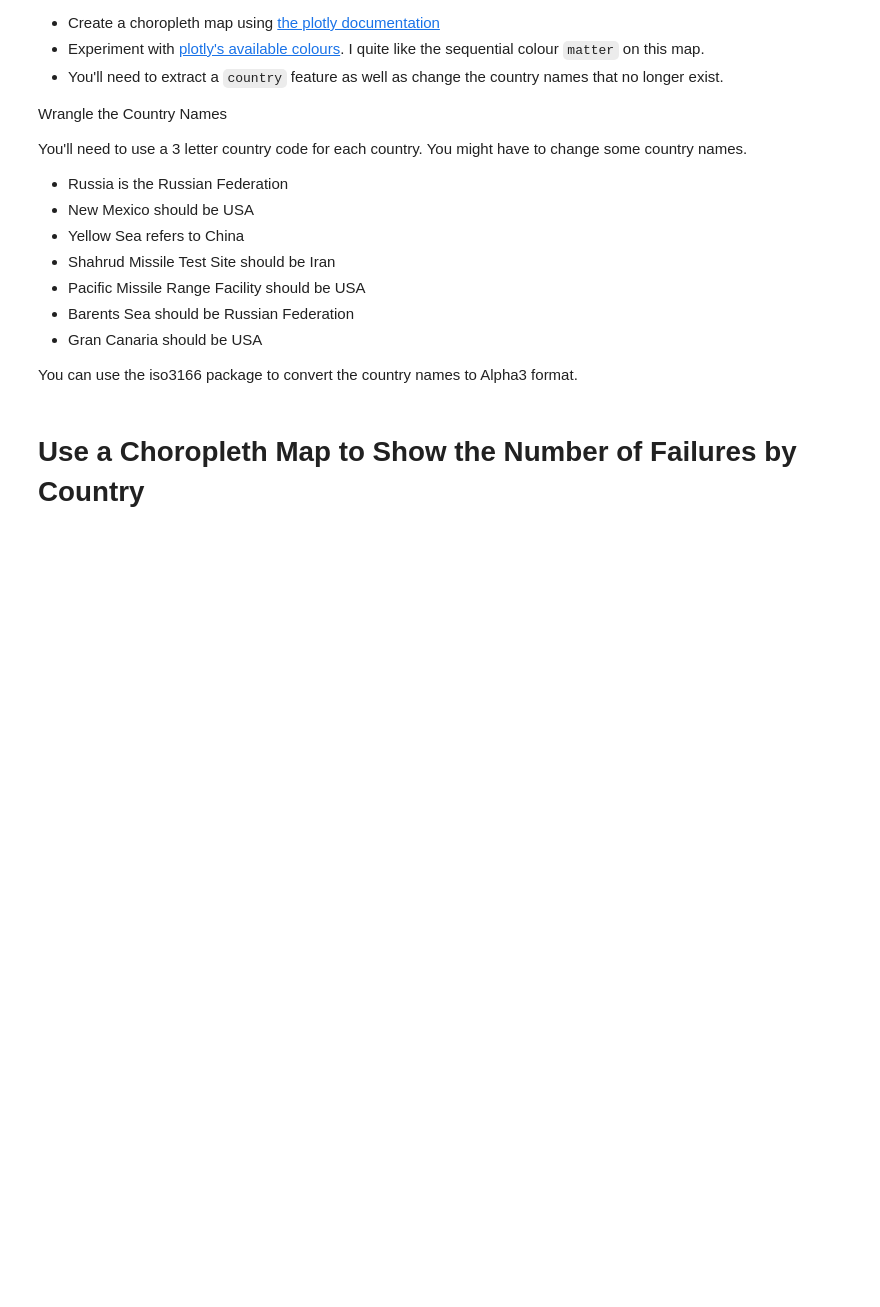
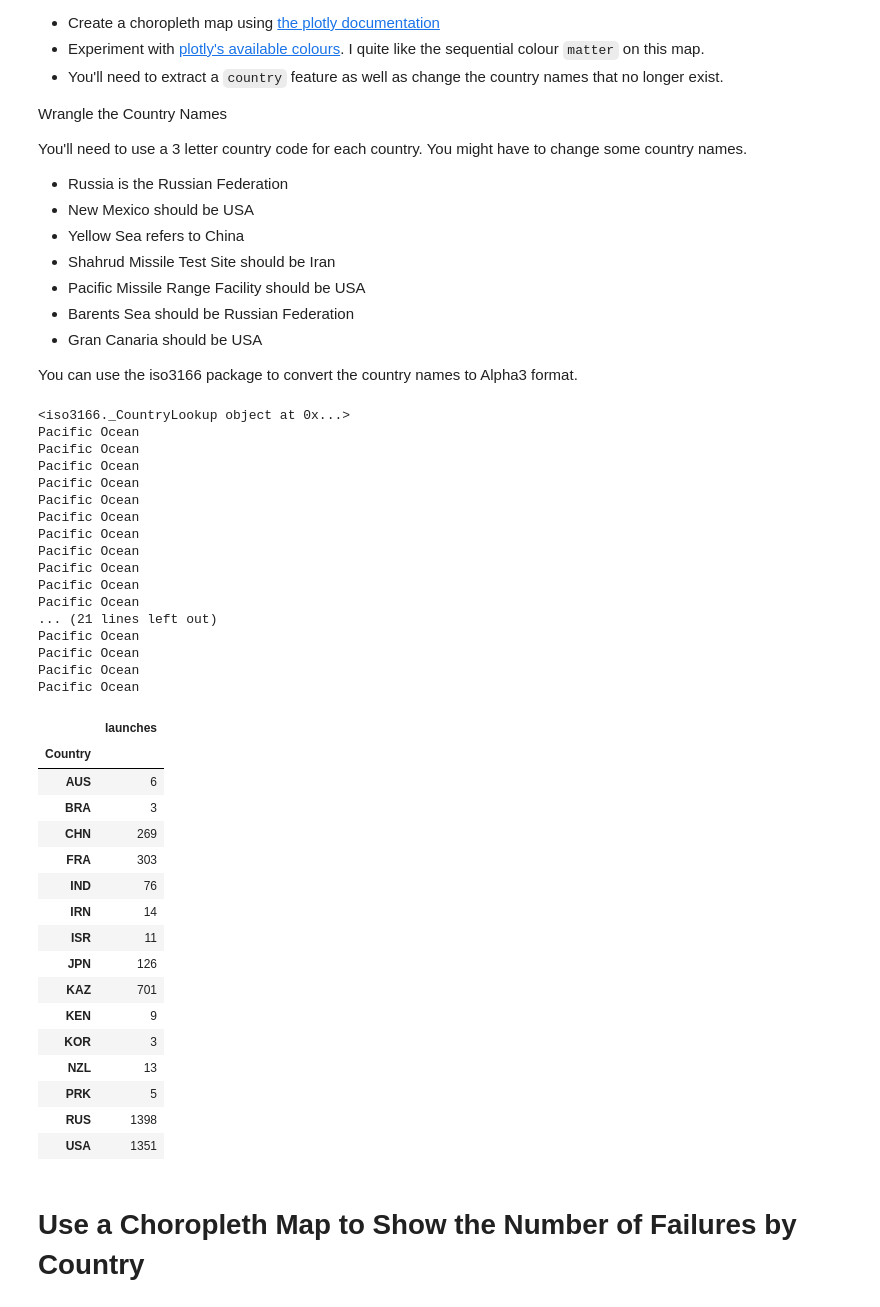
Before and after one commit to Archie-jpg/Space-Race-Analysis, a Jupyter notebook: Space_Missions_Analysis.ipynb, the cells around one changed output. Drawn from its saved outputs; the diff is of its cells as text; code cells hidden in the pictures; blank space fills up the shorter version.

```diff
--- a/Space_Missions_Analysis.ipynb
+++ b/Space_Missions_Analysis.ipynb
@@ -245,3 +245,61 @@ You'll need to use a 3 letter country code for each country. You might have to c
 
 
 You can use the iso3166 package to convert the country names to Alpha3 format.
+# %%
+def to_country_code(location: str) -> str:
+    country = location.split(",")[-1]
+    country = country[1:]
+    if country == "Russia" or country == "Barents Sea": country = "Russian Federation"
+    elif country == "New Mexico" or country == "Gran Canaria" or country == "Pacific Missile Range Facility": country = "USA"
+    elif country == "Yellow Sea": country = "China"
+    elif country == "Shahrud Missile Test Site": country = "Iran"
+    if country == "Iran": country = "Iran, Islamic Republic of"
+    elif country == "USA": country = "United States of America"
+    elif country == "North Korea": country = "Korea, Democratic People's Republic of"
+    elif country == "South Korea": country = "Korea, Republic of"
+    try:
+        return countries.get(country).alpha3
+    except:
+        print(country)
+        return pd.NA
+
+# Grab the countries in correct format
+print(countries)
+df_clean["Country"] = df_clean["Location"].map(to_country_code)
+launches_per_country = df_clean.groupby("Country").Country.agg(launches="count")
+launches_per_country
+# %% [output]
+<iso3166._CountryLookup object at 0x...>
+Pacific Ocean
+Pacific Ocean
+Pacific Ocean
+Pacific Ocean
+Pacific Ocean
+Pacific Ocean
+Pacific Ocean
+Pacific Ocean
+Pacific Ocean
+Pacific Ocean
+Pacific Ocean
+... (21 lines left out)
+Pacific Ocean
+Pacific Ocean
+Pacific Ocean
+Pacific Ocean
+|  | launches |
+| Country |  |
+| AUS | 6 |
+| BRA | 3 |
+| CHN | 269 |
+| FRA | 303 |
+| IND | 76 |
+| IRN | 14 |
+| ISR | 11 |
+| JPN | 126 |
+| KAZ | 701 |
+| KEN | 9 |
+| KOR | 3 |
+| NZL | 13 |
+| PRK | 5 |
+| RUS | 1398 |
+| USA | 1351 |
```
Also changed, not shown: parts of 4 cells of this notebook, 2 other files.
